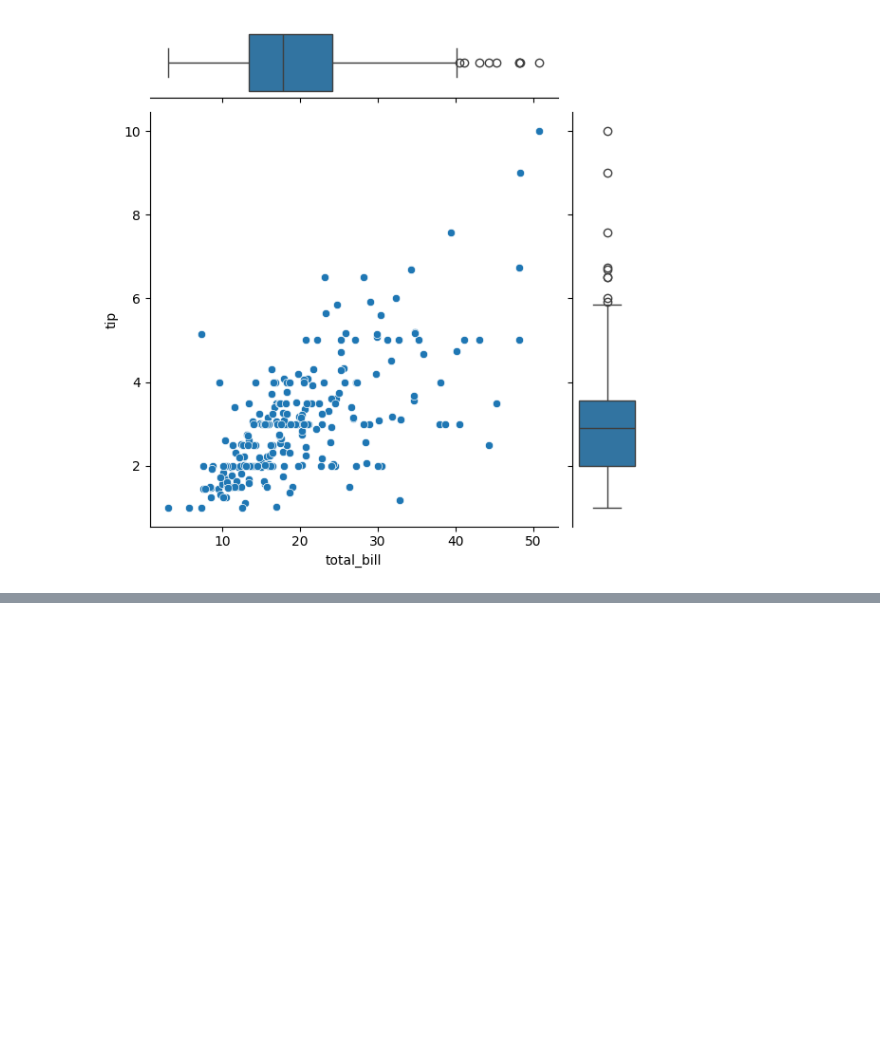
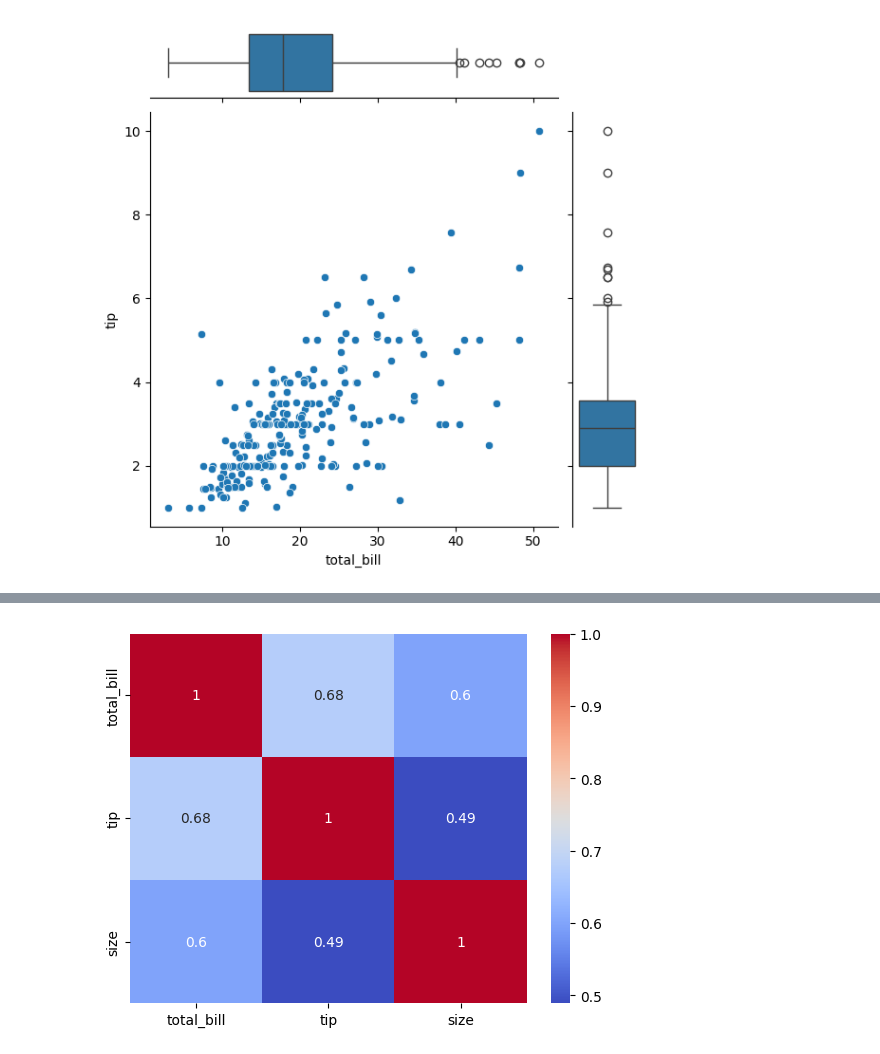
Before and after one commit to GameNPN/KU-Data-Science, a Jupyter notebook: Week 7/seaborn.ipynb, the cells around one changed output, grey strips where cells are left out. Drawn from its saved outputs; the diff is of its cells as text; code cells hidden in the pictures; blank space fills up the shorter version.

```diff
--- a/Week 7/seaborn.ipynb
+++ b/Week 7/seaborn.ipynb
@@ -132,0 +163,5 @@ plt.show()
+# %%
+sns.heatmap(tips[['total_bill', 'tip', 'size']].corr() , cmap= 'coolwarm' , annot=True)
+plt.show()
+# %% [output]
+[figure, added]
```
Also changed, not shown: parts of 6 cells of this notebook.
